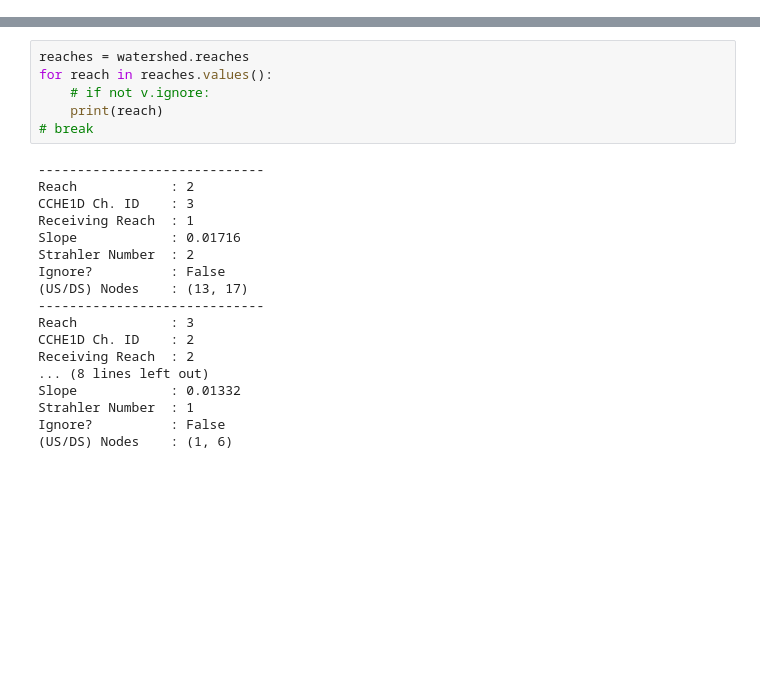
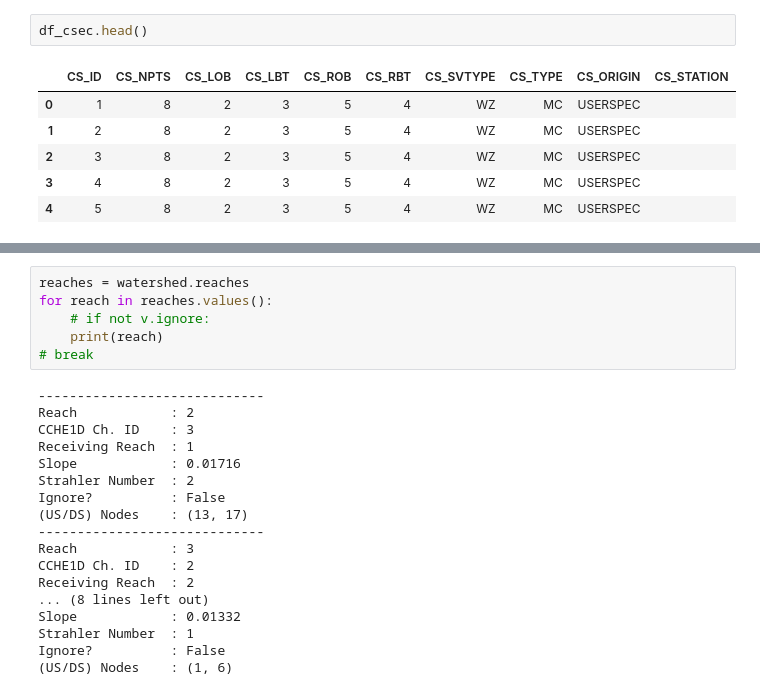
Before and after one commit to LucRSquared/topagnps2cche1d, a Jupyter notebook: notebooks_and_scripts/test_objected_oriented_watershed.ipynb, the cells around one changed output, grey strips where cells are left out. Saved outputs shown, nothing was run; the diff lists cells and outputs as text; blank space fills up the shorter version.

```diff
--- a/notebooks_and_scripts/test_objected_oriented_watershed.ipynb
+++ b/notebooks_and_scripts/test_objected_oriented_watershed.ipynb
@@ -37,0 +94,9 @@ watershed.assign_cross_section_to_all_points()
+# %%
+df_csec.head()
+# %% [output]
+|  | CS_ID | CS_NPTS | CS_LOB | CS_LBT | CS_ROB | CS_RBT | CS_SVTYPE | CS_TYPE | CS_ORIGIN | CS_STATION |
+| 0 | 1 | 8 | 2 | 3 | 5 | 4 | WZ | MC | USERSPEC |  |
+| 1 | 2 | 8 | 2 | 3 | 5 | 4 | WZ | MC | USERSPEC |  |
+| 2 | 3 | 8 | 2 | 3 | 5 | 4 | WZ | MC | USERSPEC |  |
+| 3 | 4 | 8 | 2 | 3 | 5 | 4 | WZ | MC | USERSPEC |  |
+| 4 | 5 | 8 | 2 | 3 | 5 | 4 | WZ | MC | USERSPEC |  |
```
Also changed, not shown: parts of 19 cells of this notebook, 1 other file.
